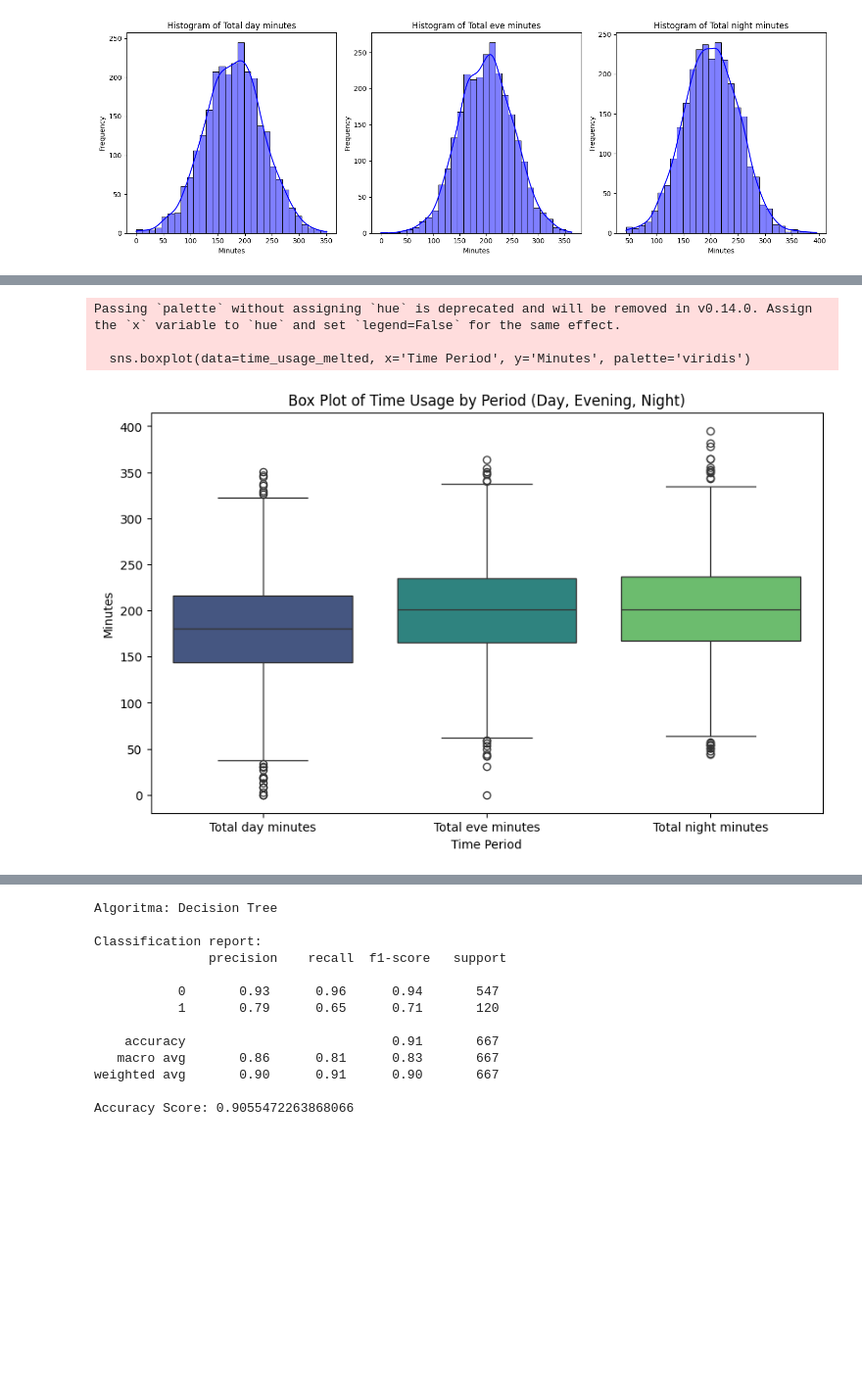
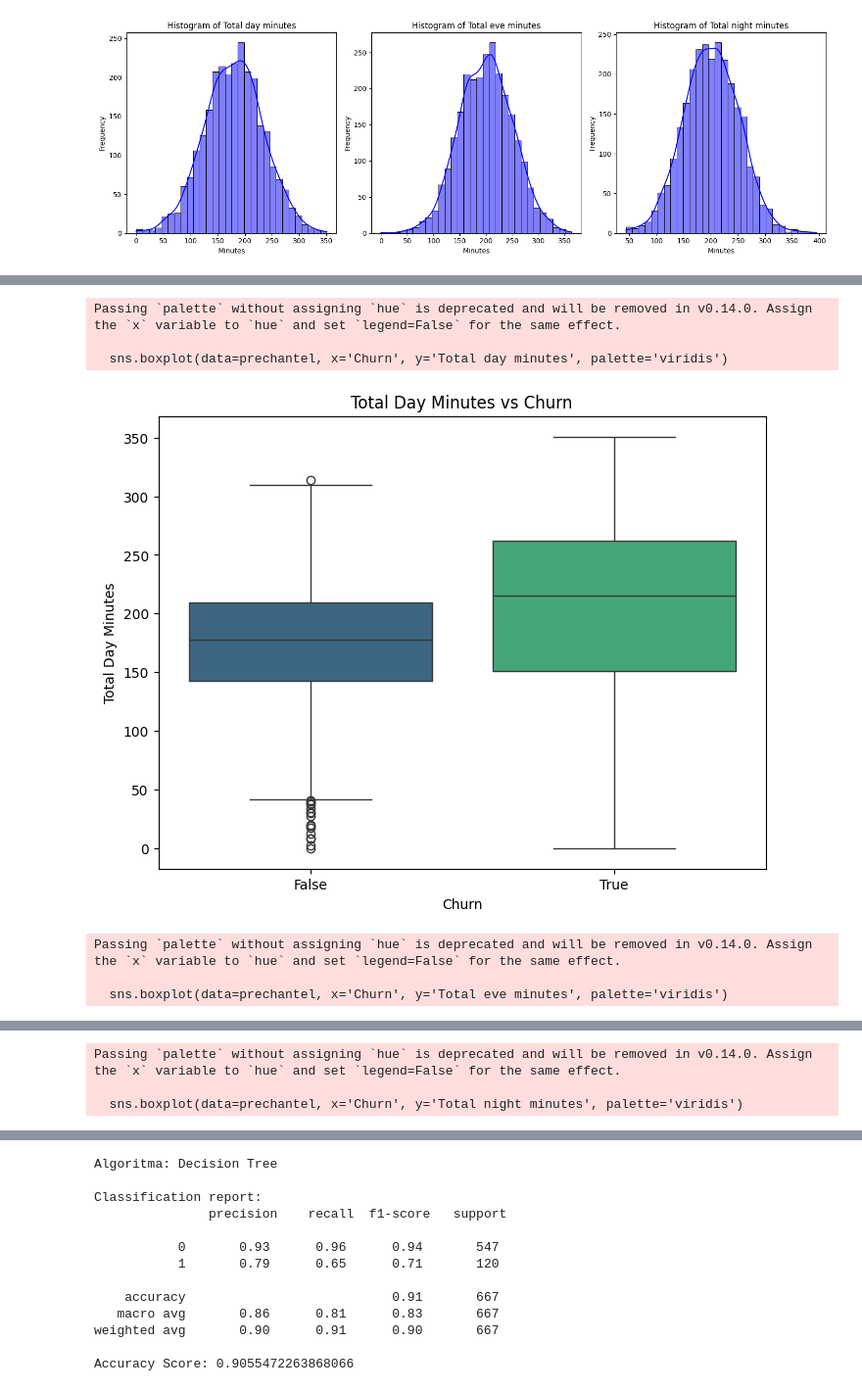
Before and after one commit to Kimichigiri/PRECHANTEL, a Jupyter notebook: PRECHANTEL.ipynb, the cells around one changed output, grey strips where cells are left out. Shown at 98% size. Cells and saved outputs as stored; diff of their text form; code cells hidden in the pictures; blank space fills up the shorter version.

```diff
--- a/PRECHANTEL.ipynb
+++ b/PRECHANTEL.ipynb
@@ -177,19 +179,51 @@ plt.show()
-# %%
-# Selecting relevant columns for time usage
-time_columns = ['Total day minutes', 'Total eve minutes', 'Total night minutes']
-
-# Melting the dataset to prepare for grouped box plot
-time_usage_melted = prechantel[time_columns].melt(var_name='Time Period', value_name='Minutes')
-
-# Plotting the box plot
-plt.figure(figsize=(10, 6))
-sns.boxplot(data=time_usage_melted, x='Time Period', y='Minutes', palette='viridis')
-plt.title('Box Plot of Time Usage by Period (Day, Evening, Night)')
-plt.xlabel('Time Period')
-plt.ylabel('Minutes')
-plt.show()
-# %% [output]
-Passing `palette` without assigning `hue` is deprecated and will be removed in v0.14.0. Assign the `x` variable to `hue` and set `legend=False` for the same effect.
-
-  sns.boxplot(data=time_usage_melted, x='Time Period', y='Minutes', palette='viridis')
-[figure, removed]
+# %%
+# Visualisasi Box Plot untuk membandingkan variabel numerik seperti total day, eve, dan night pada jumlah waktu panggilan
+# Memilih kolom relevan untuk Total day minutes
+time_columns = ['Total day minutes', 'Churn']
+
+# Melakukan proses melting dataset
+time_usage_melted = prechantel[time_columns].melt(id_vars='Churn', var_name='Time Period', value_name='Minutes')
+
+# Plotting the box plot for Total Day Minutes vs Churn
+plt.figure(figsize=(8, 6))
+sns.boxplot(data=prechantel, x='Churn', y='Total day minutes', palette='viridis')
+plt.title('Total Day Minutes vs Churn')
+plt.xlabel('Churn')
+plt.ylabel('Total Day Minutes')
+plt.show()
+
+# Memilih kolom relevan untuk Total eve minutes
+time_columns = ['Total eve minutes', 'Churn']
+
+# Melakukan proses melting dataset
+time_usage_melted = prechantel[time_columns].melt(id_vars='Churn', var_name='Time Period', value_name='Minutes')
+
+# Plotting the box plot for Total Eve Minutes vs Churn
+plt.figure(figsize=(8, 6))
+sns.boxplot(data=prechantel, x='Churn', y='Total eve minutes', palette='viridis')
+plt.title('Total Eve Minutes vs Churn')
+plt.xlabel('Churn')
+plt.ylabel('Total Eve Minutes')
+plt.show()
+
+# Memilih kolom relevan untuk Total night minutes
+time_columns = ['Total night minutes', 'Churn']
+
+# Melakukan proses melting dataset
+time_usage_melted = prechantel[time_columns].melt(id_vars='Churn', var_name='Time Period', value_name='Minutes')
+
+# Plotting the box plot for Total Night Minutes vs Churn
+plt.figure(figsize=(8, 6))
+sns.boxplot(data=prechantel, x='Churn', y='Total night minutes', palette='viridis')
+plt.title('Total Night Minutes vs Churn')
+plt.xlabel('Churn')
+plt.ylabel('Total Night Minutes')
+plt.show()
+# %% [output]
+Passing `palette` without assigning `hue` is deprecated and will be removed in v0.14.0. Assign the `x` variable to `hue` and set `legend=False` for the same effect.
+
+  sns.boxplot(data=prechantel, x='Churn', y='Total day minutes', palette='viridis')
+[figure, added]
+Passing `palette` without assigning `hue` is deprecated and will be removed in v0.14.0. Assign the `x` variable to `hue` and set `legend=False` for the same effect.
+
+  sns.boxplot(data=prechantel, x='Churn', y='Total eve minutes', palette='viridis')
@@ -195,0 +231,3 @@ Passing `palette` without assigning `hue` is deprecated and will be removed in v
+Passing `palette` without assigning `hue` is deprecated and will be removed in v0.14.0. Assign the `x` variable to `hue` and set `legend=False` for the same effect.
+
+  sns.boxplot(data=prechantel, x='Churn', y='Total night minutes', palette='viridis')
```
Also changed, not shown: parts of 6 cells of this notebook.
